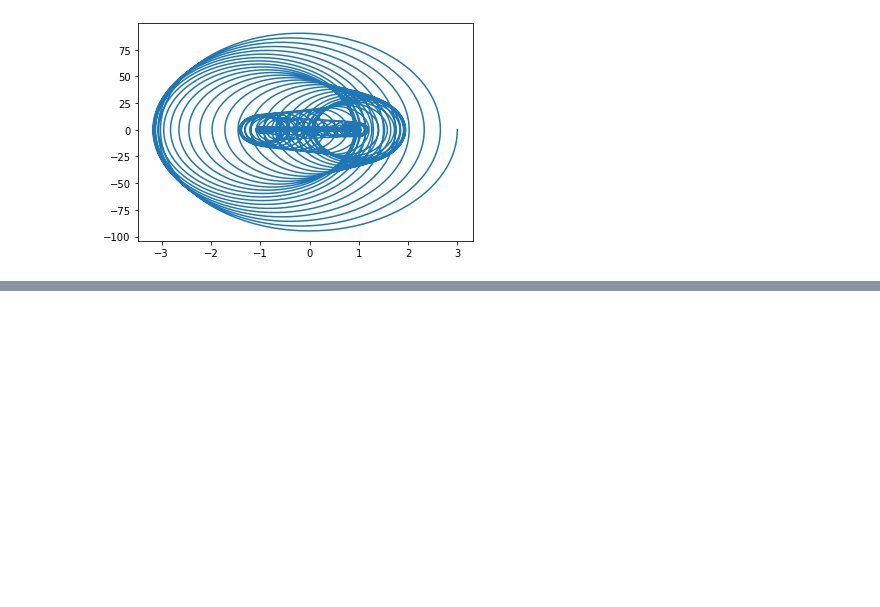
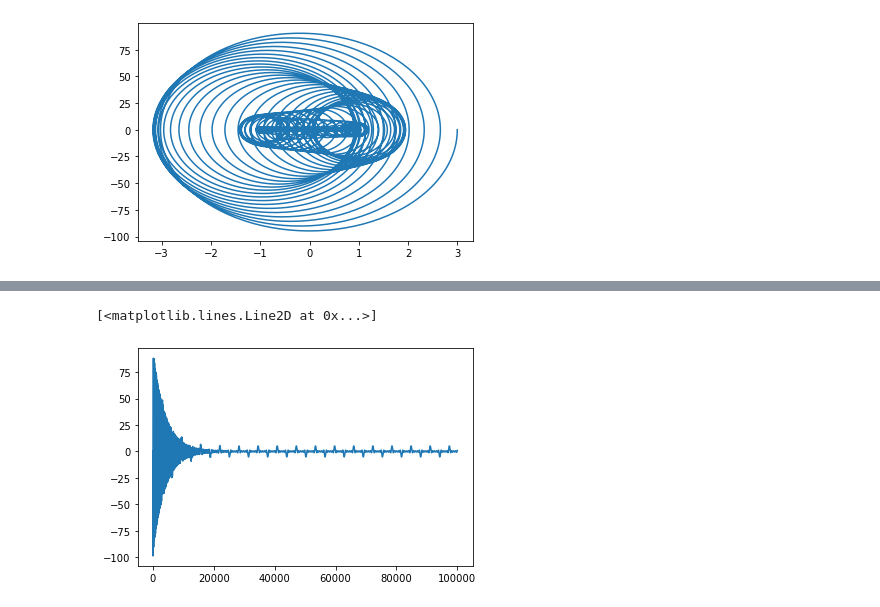
Before and after one commit to MichaelSkripalsh/Fluctuation-Dissipation-Theorem-NoteBooks, a Jupyter notebook: python_notebooks/ForcedHarmonicOscillator.ipynb, the cells around one changed output, grey strips where cells are left out. Saved outputs shown, nothing was run; the diff lists cells and outputs as text; code cells hidden in the pictures; blank space fills up the shorter version.

```diff
--- a/ForcedHarmonicOscillator.ipynb
+++ b/python_notebooks/ForcedHarmonicOscillator.ipynb
@@ -255,0 +257,5 @@ x, v = HARMONIC_SIMULATION(gamma = 0.5, _N_TIME_STEPS=100000, force=lambda t: 10
+# %%
+plt.plot(v)
+# %% [output]
+[<matplotlib.lines.Line2D at 0x...>]
+[figure, added]
```
Also changed, not shown: parts of 11 cells of this notebook, 8 other files.
